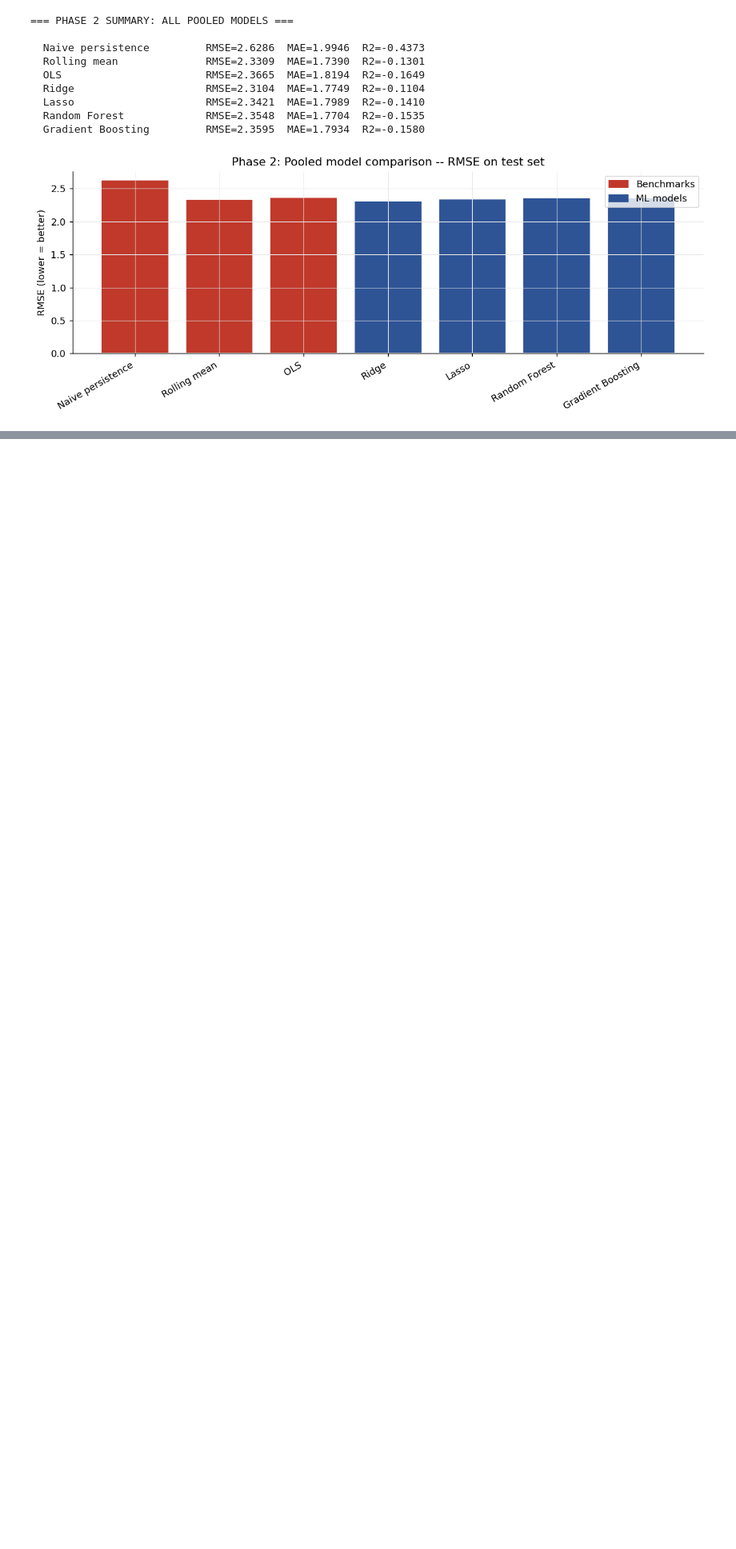
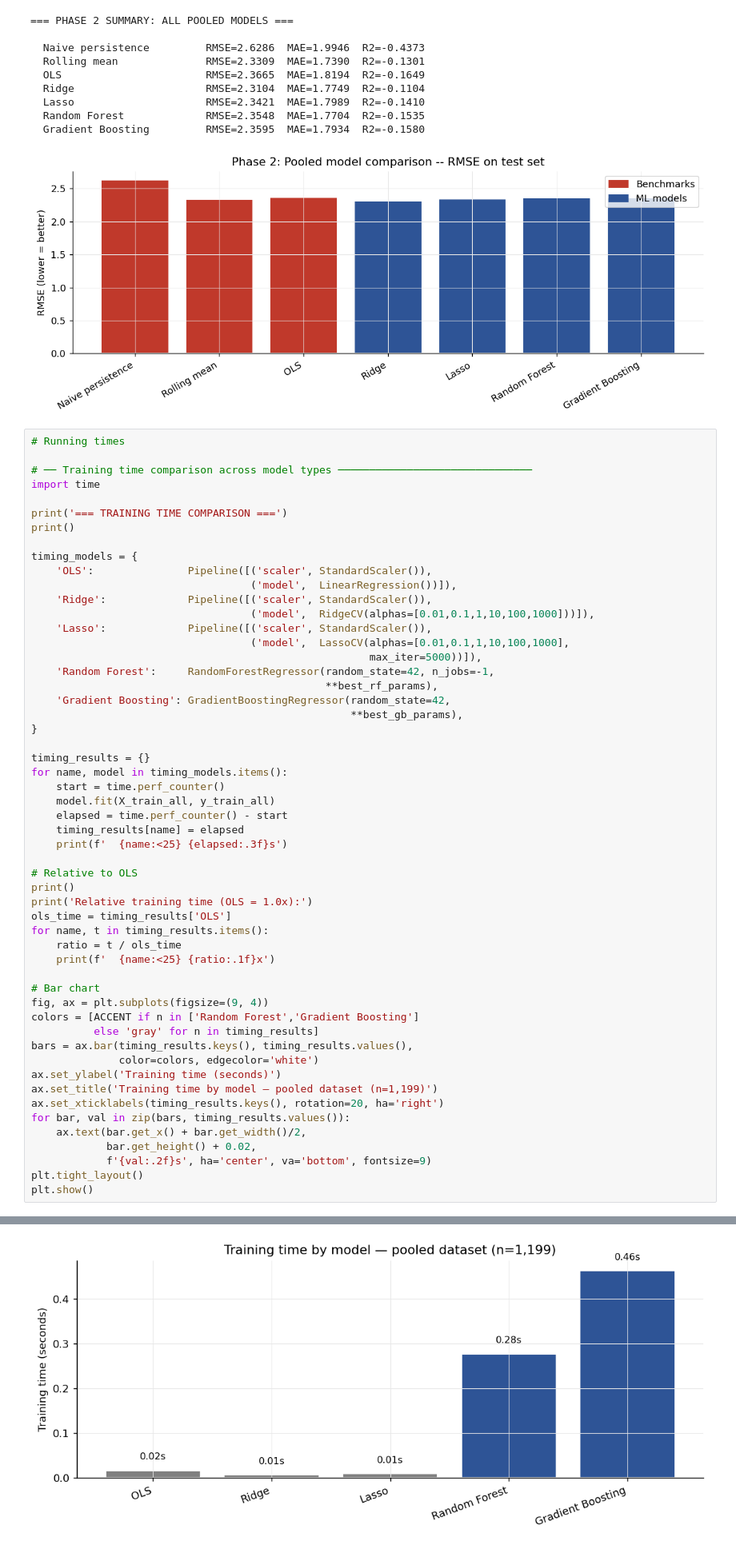
Before and after one commit to deercarla/european-house-market-forecasting, a Jupyter notebook: s4-modelling/modelling.ipynb, the cells around one changed output, grey strips where cells are left out. Shown at 80% size. Cells and saved outputs as stored; diff of their text form; blank space fills up the shorter version.

Commit message:
adding running times

```diff
--- a/s4-modelling/modelling.ipynb
+++ b/s4-modelling/modelling.ipynb
@@ -630,3 +630,58 @@ plt.show()
   Random Forest             RMSE=2.3548  MAE=1.7704  R2=-0.1535
   Gradient Boosting         RMSE=2.3595  MAE=1.7934  R2=-0.1580
 [figure]
+# %%
+# Running times
+
+# ── Training time comparison across model types ───────────────────────────────
+import time
+
+print('=== TRAINING TIME COMPARISON ===')
+print()
+
+timing_models = {
+    'OLS':               Pipeline([('scaler', StandardScaler()),
+                                   ('model',  LinearRegression())]),
+    'Ridge':             Pipeline([('scaler', StandardScaler()),
+                                   ('model',  RidgeCV(alphas=[0.01,0.1,1,10,100,1000]))]),
+    'Lasso':             Pipeline([('scaler', StandardScaler()),
+                                   ('model',  LassoCV(alphas=[0.01,0.1,1,10,100,1000],
+                                                      max_iter=5000))]),
+    'Random Forest':     RandomForestRegressor(random_state=42, n_jobs=-1,
+                                               **best_rf_params),
+    'Gradient Boosting': GradientBoostingRegressor(random_state=42,
+                                                   **best_gb_params),
+}
+
+timing_results = {}
+for name, model in timing_models.items():
+    start = time.perf_counter()
+    model.fit(X_train_all, y_train_all)
+    elapsed = time.perf_counter() - start
+    timing_results[name] = elapsed
+    print(f'  {name:<25} {elapsed:.3f}s')
+
+# Relative to OLS
+print()
+print('Relative training time (OLS = 1.0x):')
+ols_time = timing_results['OLS']
+for name, t in timing_results.items():
+    ratio = t / ols_time
+    print(f'  {name:<25} {ratio:.1f}x')
+
+# Bar chart
+fig, ax = plt.subplots(figsize=(9, 4))
+colors = [ACCENT if n in ['Random Forest','Gradient Boosting']
+          else 'gray' for n in timing_results]
+bars = ax.bar(timing_results.keys(), timing_results.values(),
+              color=colors, edgecolor='white')
+ax.set_ylabel('Training time (seconds)')
+ax.set_title('Training time by model — pooled dataset (n=1,199)')
+ax.set_xticklabels(timing_results.keys(), rotation=20, ha='right')
+for bar, val in zip(bars, timing_results.values()):
+    ax.text(bar.get_x() + bar.get_width()/2,
+            bar.get_height() + 0.02,
+            f'{val:.2f}s', ha='center', va='bottom', fontsize=9)
+plt.tight_layout()
+plt.show()
+# %% [output]
@@ -633,3 +702,4 @@ plt.show()
+[figure, added]
 # %% [markdown]
 ## Phase 3 — K-Means Stratified Models
 
```
Also changed, not shown: parts of 1 cell of this notebook, 1 other file.
